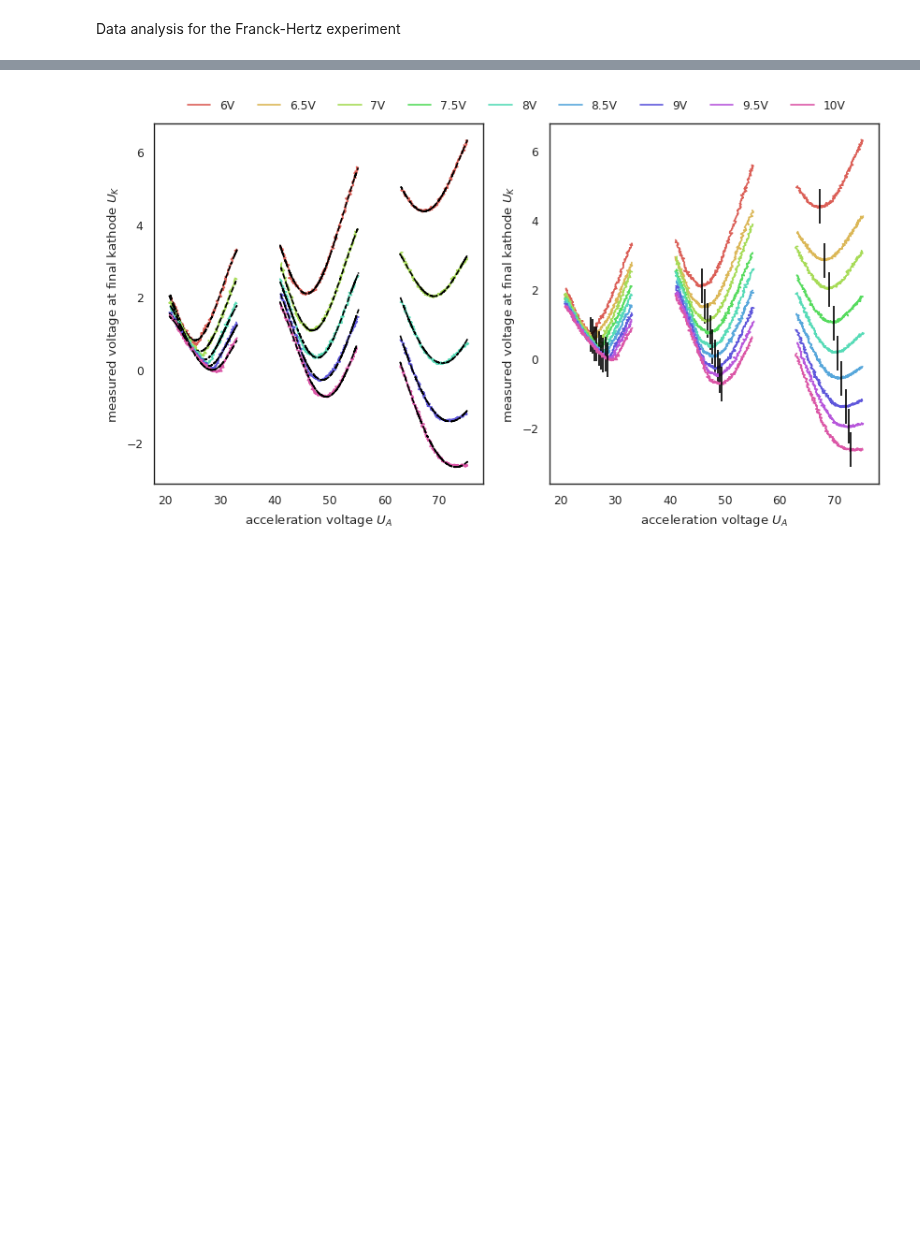
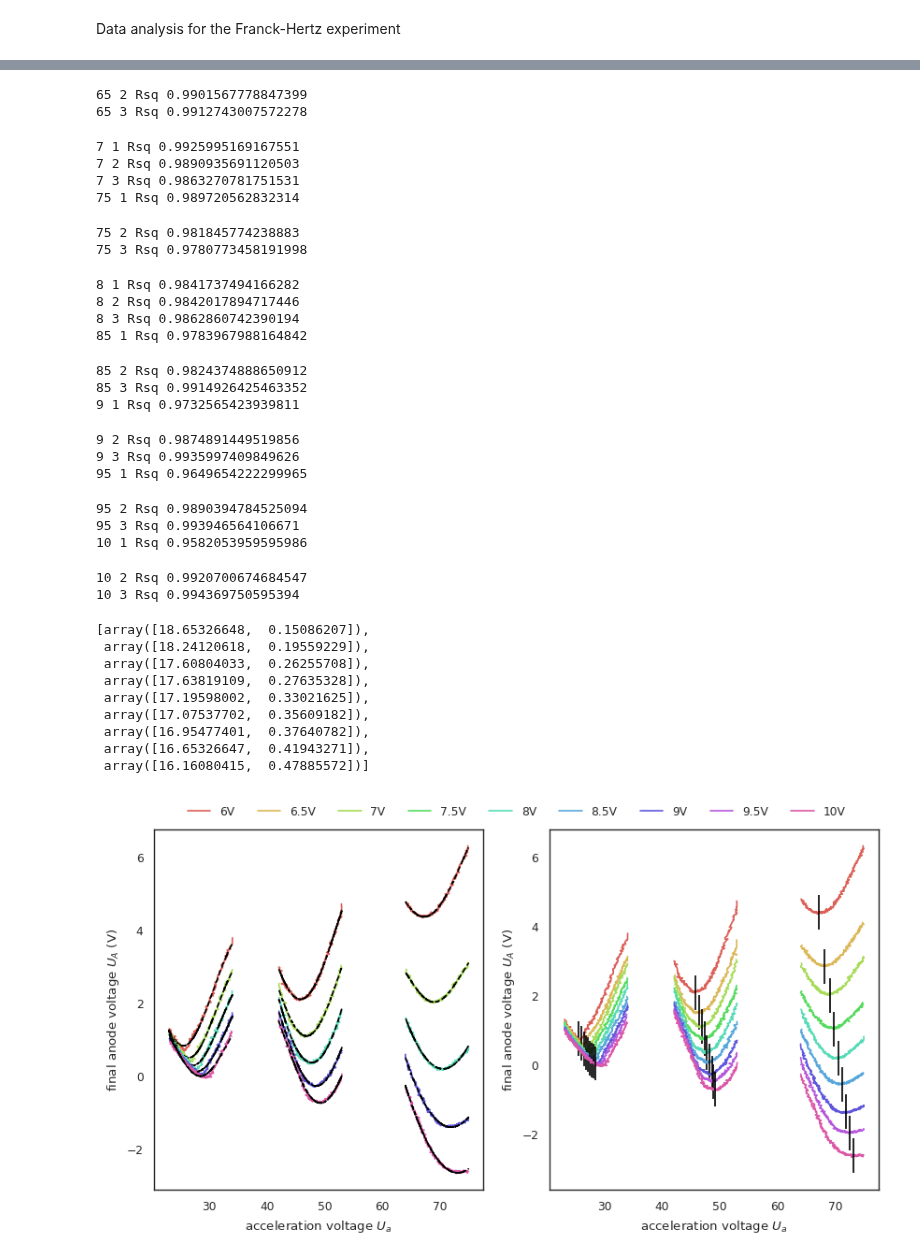
Before and after one commit to KemalOenen/advanced_labcourse, a Jupyter notebook: E065/data_analysis.ipynb, the cells around one changed output, grey strips where cells are left out. Cells and saved outputs as stored; diff of their text form; code cells hidden in the pictures; blank space fills up the shorter version.

```diff
--- a/E065/data_analysis.ipynb
+++ b/E065/data_analysis.ipynb
@@ -38,6 +38,8 @@ for m_i, m in enumerate(volts):
         m_lab = str(str(m) + "V")
     res_m.insert(0, "finvolt", m_lab)
     res_m.insert(0, "time", data["x-axis"])
+    # drop last voltage dropoff of data
+    res_m = res_m.head(-115)
 
     # combine to one large df for plotting
     if avgs.empty:
@@ -46,11 +48,11 @@ for m_i, m in enumerate(volts):
         avgs = pd.concat([avgs, res_m], axis = 0, ignore_index = True)
 
     # fit minima of channel 1 for three intervalls
-    intervals = {"1": [0, 0.006], "2": [0.01, 0.017], "3": [0.021, 0.027]} # chosen visually from plot
+    intervals = {"1": [23, 34], "2": [42, 53], "3": [64, 75]} # chosen visually from plot
     minima = np.zeros(3)
     for ind, i in enumerate(intervals.keys()):
         # only take data in interval as input
-        input = res_m[(res_m["time"] >= intervals[i][0]) & (res_m["time"] <= intervals[i][1])]
+        input = res_m[(res_m["mean_2"] >= intervals[i][0]) & (res_m["mean_2"] <= intervals[i][1])]
         input = input.reset_index(drop = True) # reset row indices
 
         # fit minima of interval
@@ -68,6 +70,12 @@ for m_i, m in enumerate(volts):
 
         popt, covmat = sp.optimize.curve_fit(fit_fun, input["mean_2"], input["mean_1"], p0 = ps, bounds = bnds)
         y_est = fit_fun(input["mean_2"], popt[0], popt[1], popt[2], popt[3])
+
+        residuals = input["mean_1"] - fit_fun(input["mean_2"], *popt)
+        ss_res = np.sum(residuals**2)
+        ss_tot = np.sum((input["mean_1"]-np.mean(input["mean_1"]))**2)
+        r_squared = 1 - (ss_res / ss_tot)
+        print(m, i, "Rsq", r_squared)
 
         if ind == 0 :
             dlab = m_lab
@@ -98,11 +106,11 @@ for m_i, m in enumerate(volts):
     E_lam_res.append(popt)
 # for minima plot
 plt.subplot(121)
-plt.xlabel("acceleration voltage $U_A$")
-plt.ylabel("measured voltage at final kathode $U_K$")
+plt.xlabel("acceleration voltage $U_a$")
+plt.ylabel("final anode voltage $U_A$ (V)")
 plt.subplot(122)
-plt.xlabel("acceleration voltage $U_A$")
-plt.ylabel("measured voltage at final kathode $U_K$")
+plt.xlabel("acceleration voltage $U_a$")
+plt.ylabel("final anode voltage $U_A$ (V)")
 plt.legend(loc = 'center', bbox_to_anchor = (-0.1, 1.05), ncol = len(volts), frameon = False)
 E_lam_res
 # %% [output]
@@ -118,3 +121,35 @@ E_lam_res
+65 2 Rsq 0.9901567778847399
+65 3 Rsq 0.9912743007572278
+7 1 Rsq 0.9925995169167551
+7 2 Rsq 0.9890935691120503
+7 3 Rsq 0.9863270781751531
+75 1 Rsq 0.989720562832314
+75 2 Rsq 0.981845774238883
+75 3 Rsq 0.9780773458191998
+8 1 Rsq 0.9841737494166282
+8 2 Rsq 0.9842017894717446
+8 3 Rsq 0.9862860742390194
+85 1 Rsq 0.9783967988164842
+85 2 Rsq 0.9824374888650912
+85 3 Rsq 0.9914926425463352
+9 1 Rsq 0.9732565423939811
+9 2 Rsq 0.9874891449519856
+9 3 Rsq 0.9935997409849626
+95 1 Rsq 0.9649654222299965
+95 2 Rsq 0.9890394784525094
+95 3 Rsq 0.993946564106671
+10 1 Rsq 0.9582053959595986
+10 2 Rsq 0.9920700674684547
+10 3 Rsq 0.994369750595394
+[array([18.65326648,  0.15086207]),
+ array([18.24120618,  0.19559229]),
+ array([17.60804033,  0.26255708]),
+ array([17.63819109,  0.27635328]),
+ array([17.19598002,  0.33021625]),
+ array([17.07537702,  0.35609182]),
+ array([16.95477401,  0.37640782]),
+ array([16.65326647,  0.41943271]),
+ array([16.16080415,  0.47885572])]
-[figure, old version]
+[figure, new version]
 # %%
 # plot all curves plus decided fit range in t
```
Also changed, not shown: parts of 2 cells of this notebook, 2 other files.
